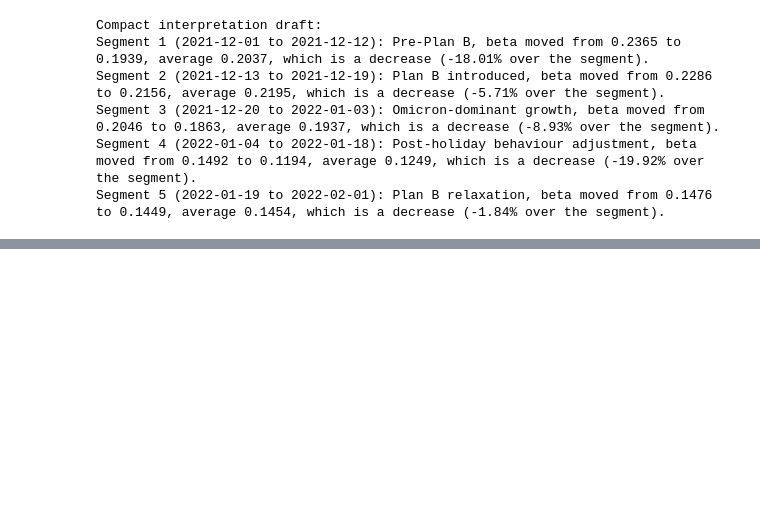
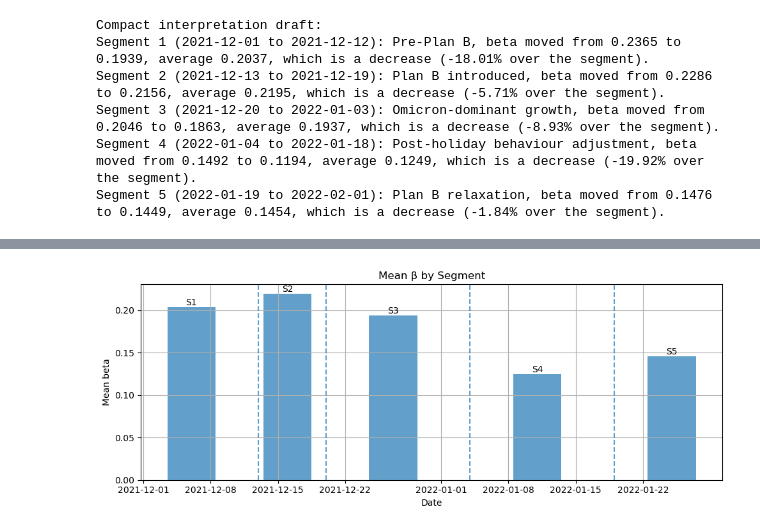
Before and after one commit to SequorIkkyu/covid-m4r, a Jupyter notebook: notebooks/beta_changing_uk1.ipynb, the cells around one changed output, grey strips where cells are left out. Saved outputs shown, nothing was run; the diff lists cells and outputs as text; code cells hidden in the pictures; blank space fills up the shorter version.

```diff
--- a/notebooks/beta_changing_uk1.ipynb
+++ b/notebooks/beta_changing_uk1.ipynb
@@ -529,0 +569,35 @@ Segment 5 (2022-01-19 to 2022-02-01): Plan B relaxation, beta moved from 0.1476
+# %%
+plt.figure(figsize=(10, 4))
+
+# segment midpoint dates
+seg_mid_dates = []
+for (a, b) in segment_bounds:
+    mid_idx = (a + b - 1) // 2
+    seg_mid_dates.append(dates.iloc[mid_idx])
+
+plt.bar(seg_mid_dates, seg_df["beta_mean"], width=5, alpha=0.7)
+
+for d in break_dates:
+    plt.axvline(pd.Timestamp(d), linestyle="--", alpha=0.7)
+
+# 标注 S1, S2...
+for i, row in seg_df.iterrows():
+    plt.text(
+        seg_mid_dates[i],
+        row["beta_mean"],
+        f"S{int(row['segment'])}",
+        ha="center",
+        va="bottom",
+        fontsize=10
+    )
+
+plt.title("Mean β by Segment")
+plt.xlabel("Date")
+plt.ylabel("Mean beta")
+plt.grid()
+
+plt.tight_layout()
+plt.savefig("../results/plot_beta_segment.png", dpi=300, bbox_inches="tight")
+plt.show()
+# %% [output]
+[figure, added]
```
Also changed, not shown: parts of 2 cells of this notebook, 3 other files.
